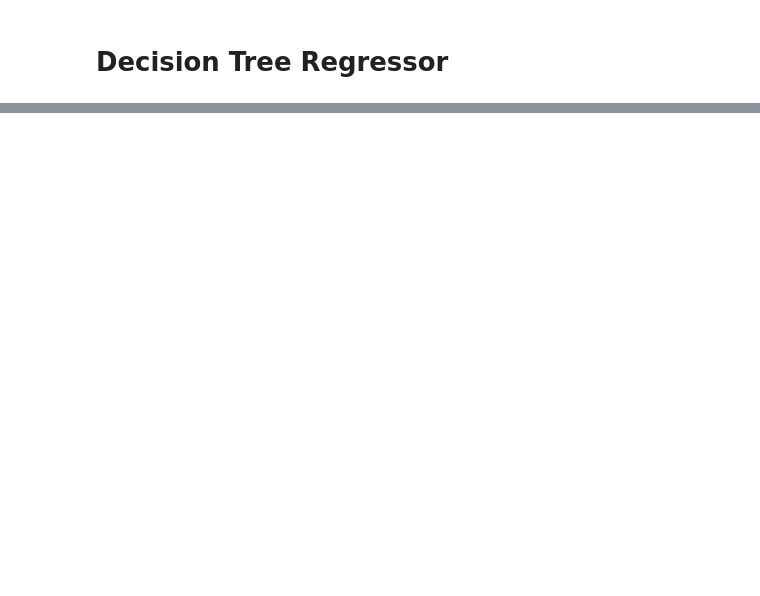
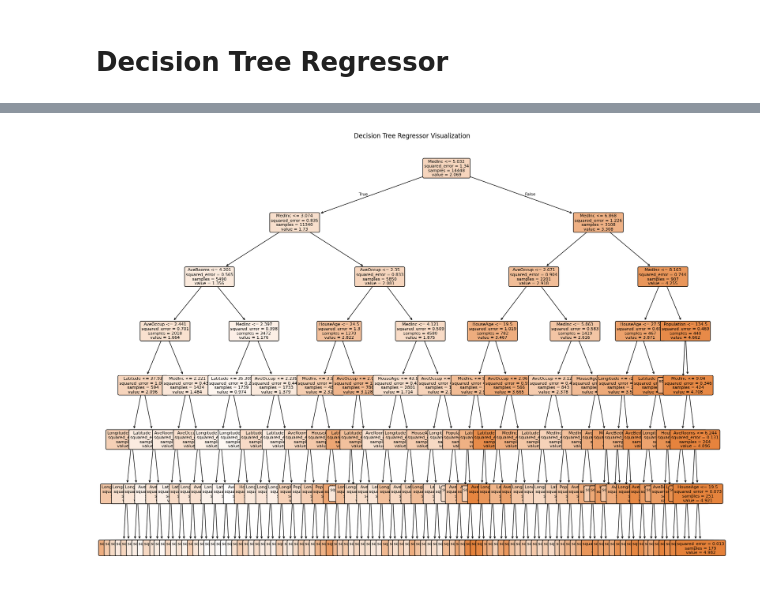
Before and after one commit to cnunezc/MFLUFTO2026, a Jupyter notebook: Labs/Lab 3 - Regresión/16_DecisionTreeRegressor.ipynb, the cells around one changed output, grey strips where cells are left out. Drawn from its saved outputs; the diff is of its cells as text; code cells hidden in the pictures; blank space fills up the shorter version.

```diff
--- a/Labs/Lab 3 - Regresión/16_DecisionTreeRegressor.ipynb
+++ b/Labs/Lab 3 - Regresión/16_DecisionTreeRegressor.ipynb
@@ -115,0 +150,21 @@ r2:  0.8775787174306452
+# %%
+import matplotlib.pyplot as plt
+from sklearn.tree import plot_tree
+
+# Get the best estimator from the GridSearchCV
+best_tree_model = gs.best_estimator_
+
+# Set a larger figure size for better visualization
+plt.figure(figsize=(20,15))
+
+# Plot the decision tree
+plot_tree(best_tree_model,
+          filled=True,
+          feature_names=california.feature_names,
+          rounded=True,
+          fontsize=8)
+
+plt.title("Decision Tree Regressor Visualization")
+plt.show()
+# %% [output]
+[figure, added]
```
Also changed, not shown: parts of 8 cells of this notebook, 5 other files.
